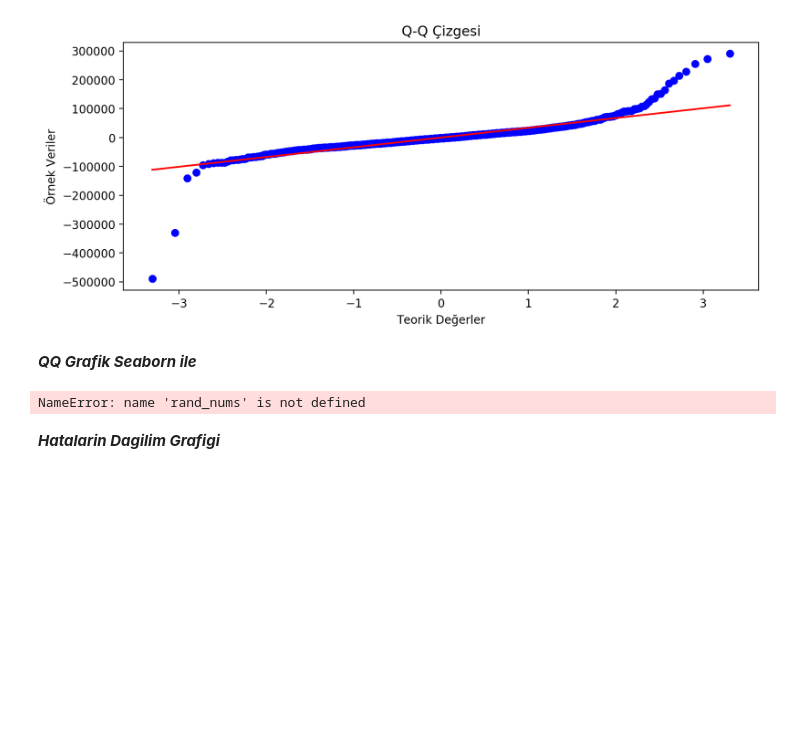
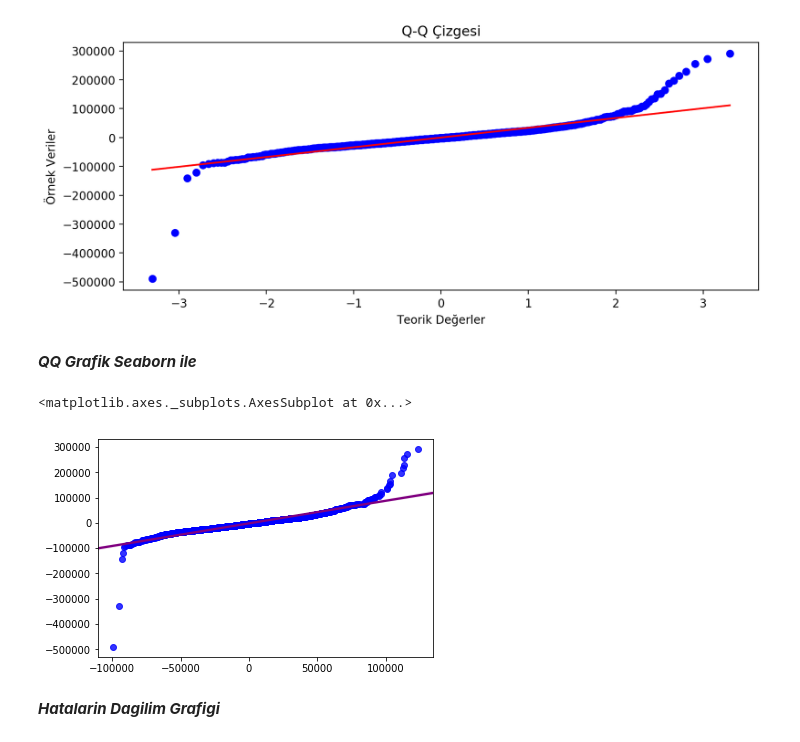
Before and after one commit to EceDolen/Bootcamp_-Bolum_6, a Jupyter notebook: Regresyon_Odev_3_Ev_Fiyatlari.ipynb, the cells around one changed output. Cells and saved outputs as stored; diff of their text form; code cells hidden in the pictures; blank space fills up the shorter version.

```diff
--- a/Regresyon_Odev_3_Ev_Fiyatlari.ipynb
+++ b/Regresyon_Odev_3_Ev_Fiyatlari.ipynb
@@ -101,12 +102,18 @@ strong multicollinearity or other numerical problems.
 # %% [markdown]
 **Modelin dogrusalligi icin yapacagimiz degerlendirmeler icin OLS isleminde eklenen sabit degerin degistirdigi Değişken sayılarıni duzeltmek icin X degerini eski haline getiriyoruz.**
 # %%
-Y = ev_fiyatlari['SalePrice']
+y = ev_fiyatlari['SalePrice']
 X = ev_fiyatlari[['YearBuilt', 'TotRmsAbvGrd', 'FullBath' , '1stFlrSF', 'TotalBsmtSF',
             'GarageArea', 'GarageCars', 'GrLivArea', 'OverallQual', 'YearRemodAdd']]
 # %%
 lrm = linear_model.LinearRegression()
-lrm.fit(X, Y)
+lrm.fit(X, y)
 # %% [output]
 LinearRegression(copy_X=True, fit_intercept=True, n_jobs=None,
          normalize=False)
+# %%
+#Alternatif olarak:
+
+from sklearn.linear_model import LinearRegression
+lrm = LinearRegression()
+lrm.fit(X, y)
@@ -116,7 +126,7 @@ LinearRegression(copy_X=True, fit_intercept=True, n_jobs=None,
 tahmin = lrm.predict(X)
 # %%
 tahmin = lrm.predict(X)
-hatalar = Y-tahmin
+hatalar = y-tahmin
 
 print(" modelinin ortalama hatası : {:.15f}".format(np.mean(hatalar)))
 # %% [output]
@@ -233,10 +243,11 @@ plt.show()
 ***QQ Grafik Seaborn ile***
 # %%
 #Burda QQ icin verileri sort ile siralamak durumundayiz.
-
+rand_nums = np.random.normal(np.mean(hatalar), np.std(hatalar), len(hatalar))
 sns.regplot(np.sort(rand_nums), np.sort(hatalar),fit_reg=True,  scatter_kws={"color": "blue"}, line_kws={"color": "purple"} )
 # %% [output]
-NameError: name 'rand_nums' is not defined
+<matplotlib.axes._subplots.AxesSubplot at 0x...>
+[figure, added]
 # %% [markdown]
 ***Hatalarin Dagilim Grafigi***
 # %%
```
Also changed, not shown: parts of 8 cells of this notebook.
